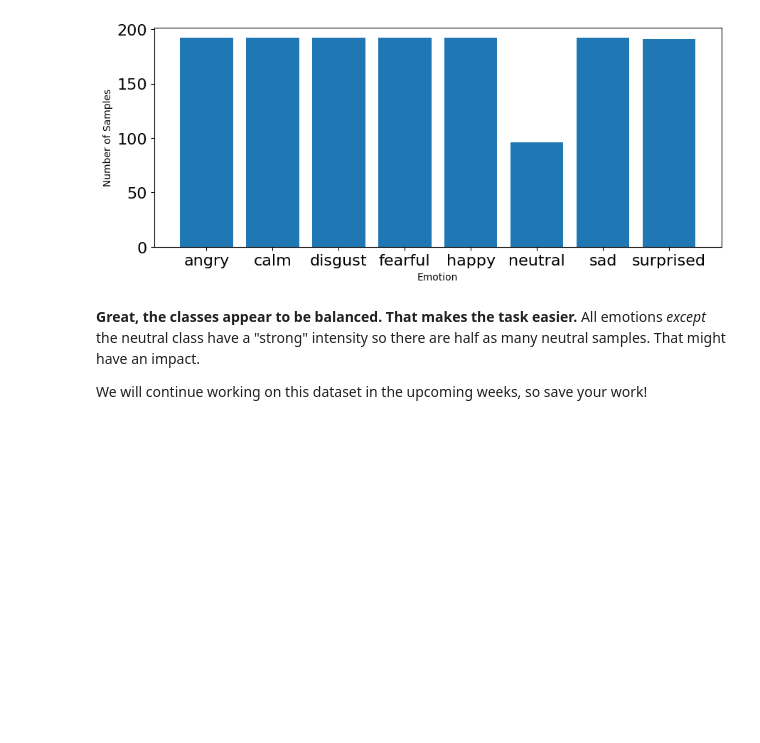
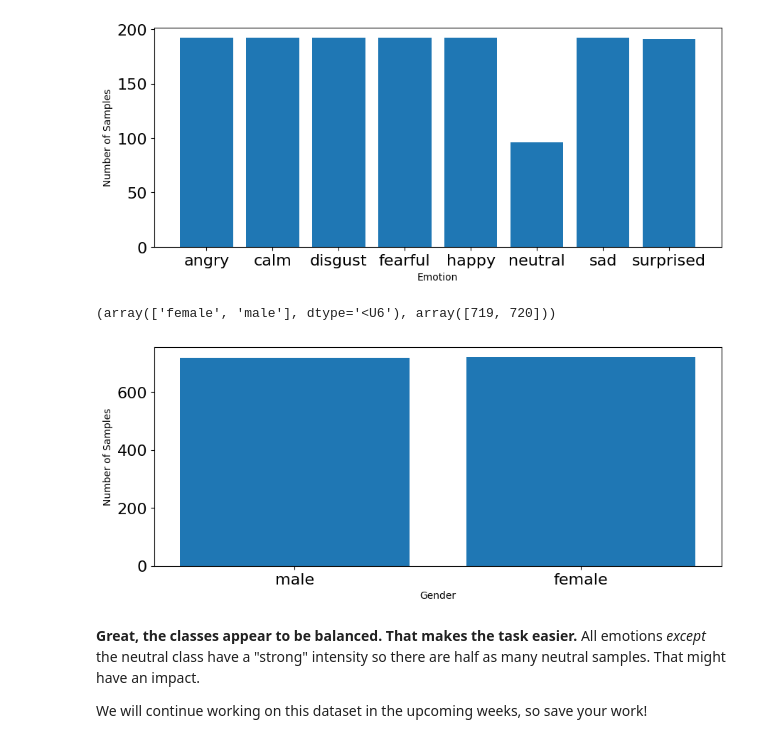
Before and after one commit to MechaKT/Week2-DataPreprocessing, a Jupyter notebook: Week 2.ipynb, the cells around one changed output. Saved outputs shown, nothing was run; the diff lists cells and outputs as text; code cells hidden in the pictures; blank space fills up the shorter version.

```diff
--- a/Week 2.ipynb
+++ b/Week 2.ipynb
@@ -752,5 +585,7 @@ We will explain why the X and Y elements are important in the upcoming weeks.
 # %%
 features, emotions = load_data()
+gender_list=[]
+features, gender = load_data_gender()
 # %% [output]
  Processed 1439/1440 audio samples
 # %% [markdown]
@@ -769,6 +604,25 @@ plt.ylabel('Number of Samples')
 plt.show()
 # %% [output]
 [figure]
+# %%
+np.unique(gender_list, return_counts=True)
+# %% [output]
+(array(['female', 'male'], dtype='<U6'), array([719, 720]))
+# %%
+# plot emotions
+plt.figure(figsize=(35,4))
+plt.subplot(1,3,1)
+#np.unique returns ordered list of unique elements and count of each element
+gender_count, count = np.unique(gender_list, return_counts=True)
+
+plt.bar(x=range(2), height=count)
+plt.xticks(ticks=range(2), labels = ('male','female'),fontsize=10)
+plt.xlabel('Gender')
+plt.tick_params(labelsize=16)
+plt.ylabel('Number of Samples')
+plt.show()
+# %% [output]
+[figure, added]
 # %% [markdown]
 **Great, the classes appear to be balanced. That makes the task easier.** All emotions _except_ the neutral class have a "strong" intensity so there are half as many neutral samples. That might have an impact.
 
```
Also changed, not shown: parts of 23 cells of this notebook.
